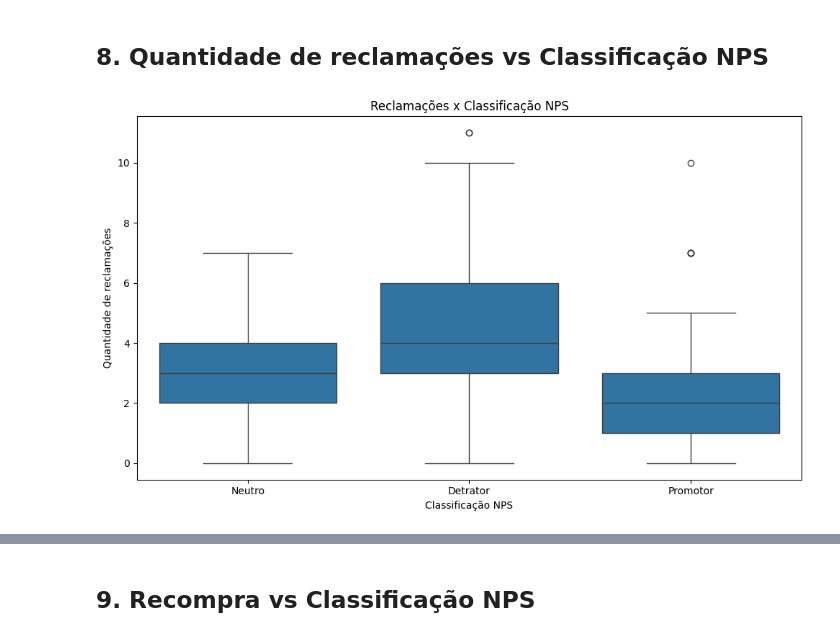
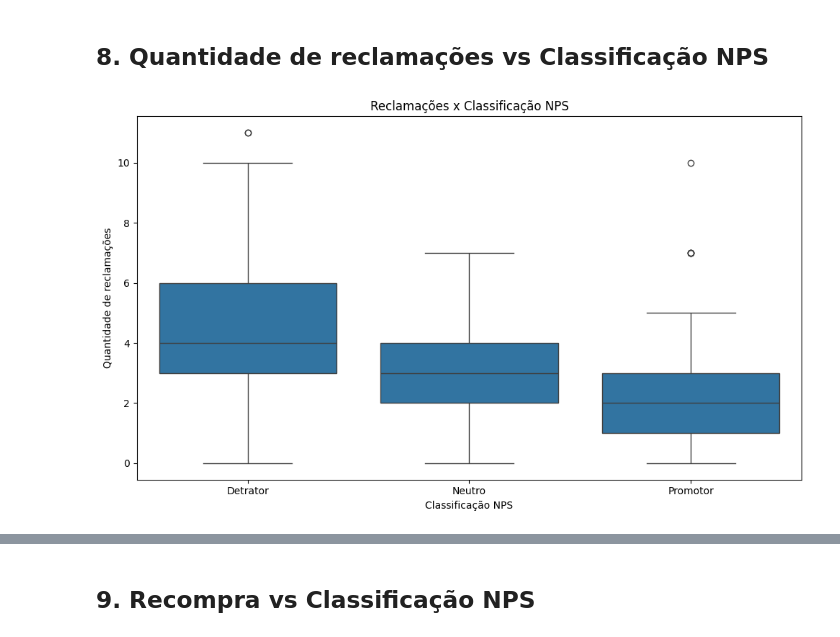
Before and after one commit to Tech-Challenge-AI-Scientist/Tech_Challenge_Fase_1, a Jupyter notebook: EDA/tech_challenge_eda.ipynb, the cells around one changed output, grey strips where cells are left out. Saved outputs shown, nothing was run; the diff lists cells and outputs as text; code cells hidden in the pictures.

```diff
--- a/EDA/tech_challenge_eda.ipynb
+++ b/EDA/tech_challenge_eda.ipynb
@@ -226,11 +244,11 @@ plt.show()
 ## 8. Quantidade de reclamações vs Classificação NPS
 # %%
 # Verifica a quantidade de reclamações por classificação do NPS
-sns.boxplot(data=df, x='classificacao_nps', y='complaints_count')
+sns.boxplot(data=df, x='classificacao_nps', y='complaints_count', order=['Detrator', 'Neutro', 'Promotor'])
 plt.title('Reclamações x Classificação NPS')
 plt.xlabel('Classificação NPS')
 plt.ylabel('Quantidade de reclamações')
 plt.tight_layout()
 plt.show()
 # %% [output]
-[figure, old version]
+[figure, new version]
```
Also changed, not shown: parts of 11 cells of this notebook.
